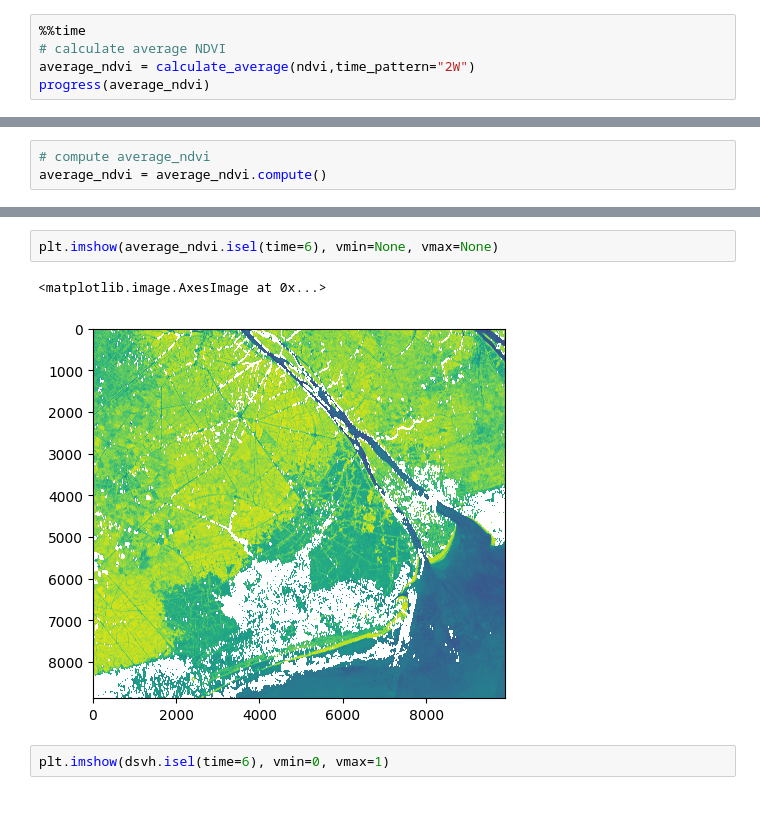
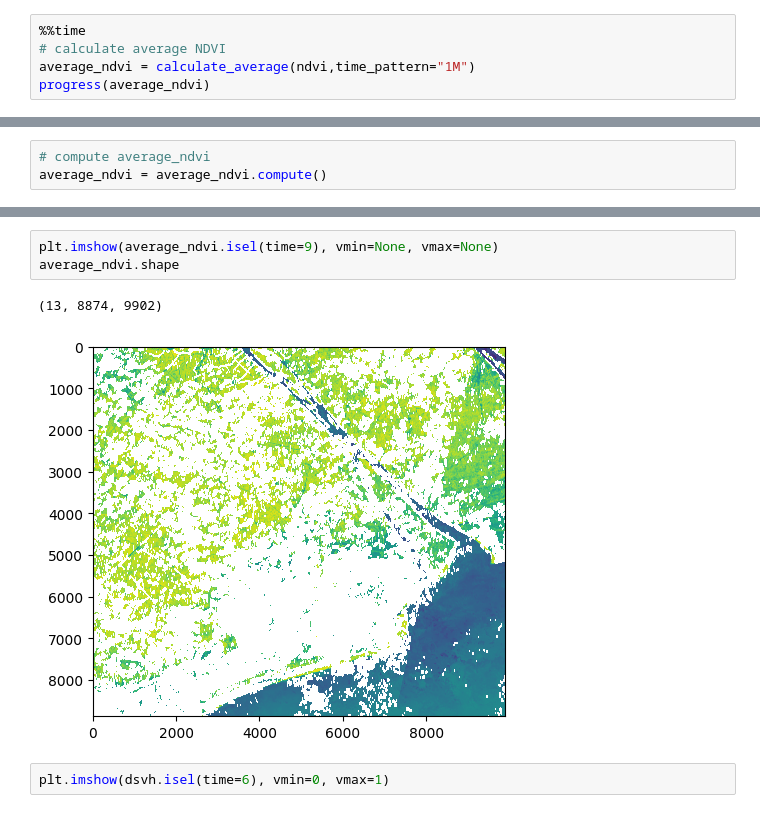
Before and after one commit to minhify/CTU-CSIROBoeingPhase5, a Jupyter notebook: train.ipynb, the cells around one changed output, grey strips where cells are left out. Cells and saved outputs as stored; diff of their text form.

```diff
--- a/train.ipynb
+++ b/train.ipynb
@@ -240,6 +243,6 @@ Attributes: (0)
 # %%
 %%time
 # calculate average NDVI
-average_ndvi = calculate_average(ndvi,time_pattern="2W")
+average_ndvi = calculate_average(ndvi,time_pattern="1M")
 progress(average_ndvi)
 # %% [output]
@@ -280,8 +275,9 @@ spatial_ref
 # %%
-plt.imshow(average_ndvi.isel(time=6), vmin=None, vmax=None)
+plt.imshow(average_ndvi.isel(time=9), vmin=None, vmax=None)
+average_ndvi.shape
 # %% [output]
-<matplotlib.image.AxesImage at 0x...>
+(13, 8874, 9902)
-[figure, old version]
+[figure, new version]
 # %%
 plt.imshow(dsvh.isel(time=6), vmin=0, vmax=1)
 # %% [output]
```
Also changed, not shown: parts of 21 cells of this notebook, 1 other file.
